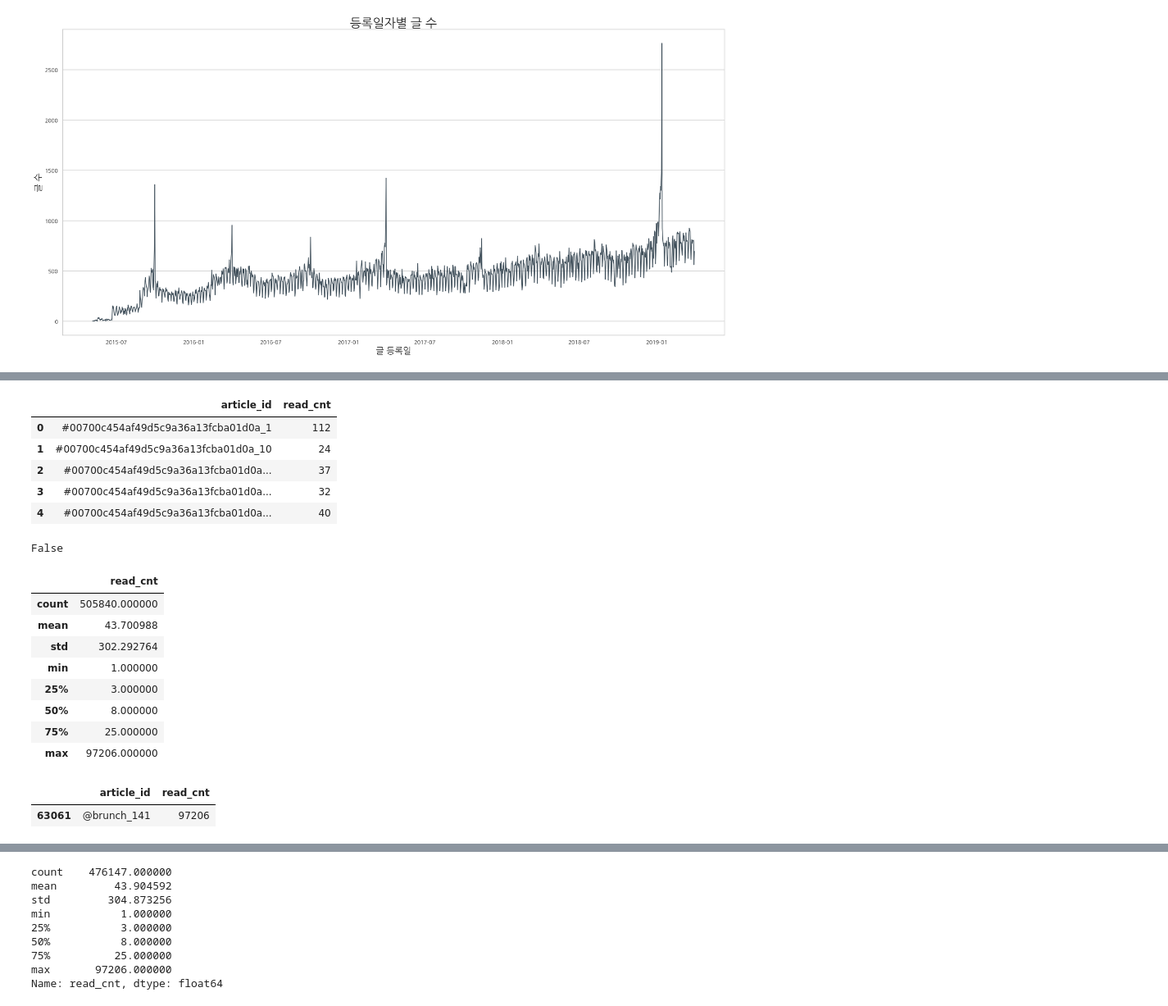
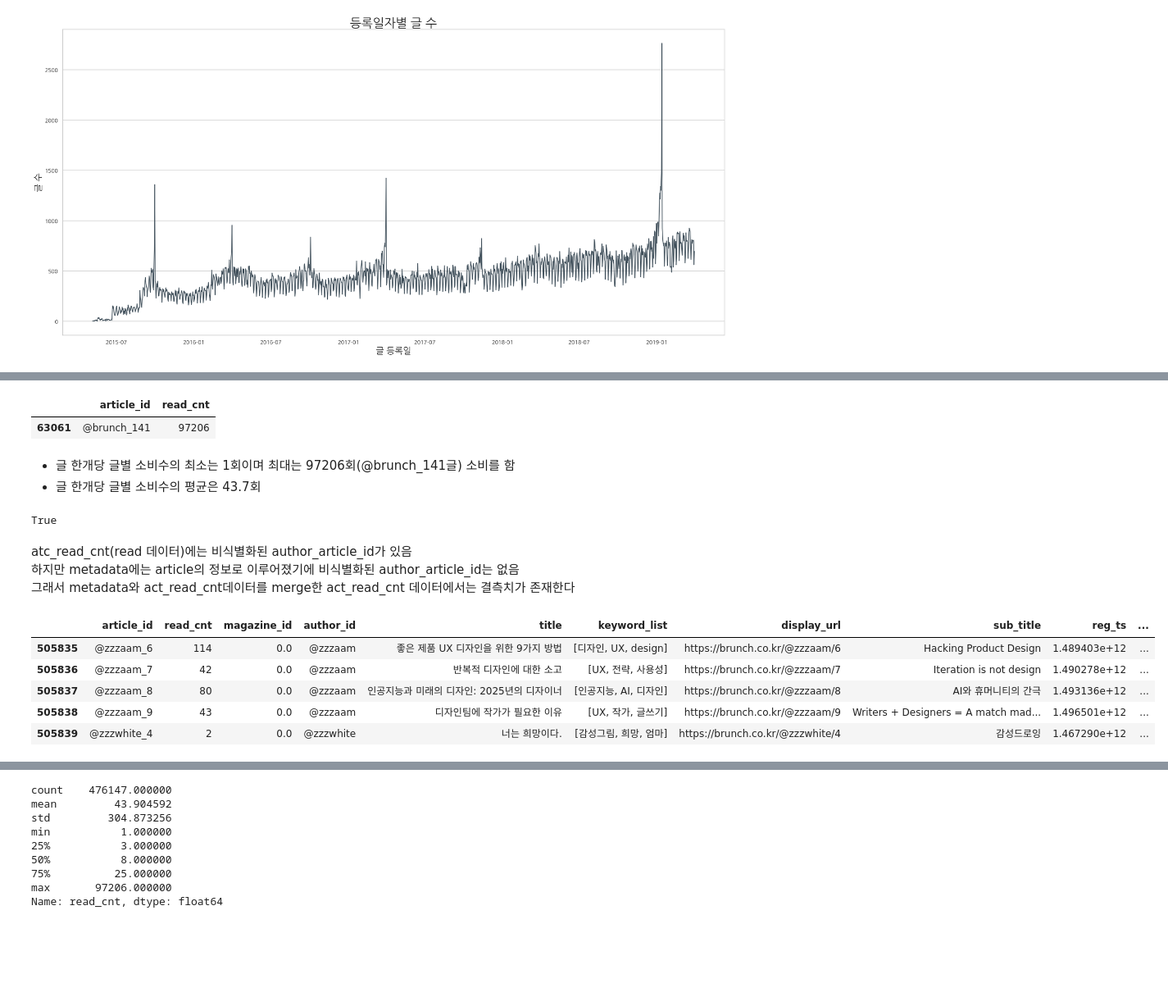
Before and after one commit to dss-14th/ml-repo-4, a Jupyter notebook: Eda.ipynb, the cells around one changed output, grey strips where cells are left out. Shown at 82% size. Drawn from its saved outputs; the diff is of its cells as text; code cells hidden in the pictures; blank space fills up the shorter version.

```diff
--- a/Eda.ipynb
+++ b/Eda.ipynb
@@ -98,10 +77,3 @@ False
-# %%
-# metadata 등록 일자 datetime으로 변환
-metadata["reg_datetime"] = metadata["reg_ts"].apply(lambda x: datetime.fromtimestamp(x/1000.0))
-metadata["reg_dt"] = metadata["reg_datetime"].dt.date
-
-# 매거진/개인 읽은 글 타입 지정
-metadata["type"] = metadata["magazine_id"].apply(lambda x: "개인" if x == 0.0 else "매거진")
 # %%
 metadata.head()
 # %% [output]
@@ -249,0 +205,4 @@ Unique 독자 수: 306222
+# %%
+atc["reg_datetime"] = atc["reg_ts"].apply(lambda x: datetime.fromtimestamp(x/1000.0))
+atc["reg_dt"] = atc["reg_datetime"].dt.date
+atc["type"] = atc["magazine_id"].apply(lambda x: "개인" if x == 0.0 else "매거진")
@@ -309,4 +242,4 @@ plt.show()
 # %%
-# 읽은 정보가 없는 readers_id 제외하고 글별 소비 수 DataFrame 생성
-atc_read_cnt = read[read.article_id != ""].groupby("article_id", as_index=False)["readers_id"].count()
+atc_read_cnt = read[read.article_id != ""].groupby(
+    "article_id", as_index=False)["readers_id"].count()
 atc_read_cnt.rename(columns={"readers_id": "read_cnt"}, inplace=True)
@@ -313,33 +263,29 @@ atc_read_cnt.rename(columns={"readers_id": "read_cnt"}, inplace=True)
+# %%
+atc_read_cnt[atc_read_cnt.read_cnt == 97206]
+# %% [output]
+|  | article_id | read_cnt |
+| 63061 | @brunch_141 | 97206 |
+# %% [markdown]
+- 글 한개당 글별 소비수의 최소는 1회이며 최대는 97206회(@brunch_141글) 소비를 함
+- 글 한개당 글별 소비수의 평균은 43.7회
+# %%
+# metadata 결합 (article_id 가 없는 아이들 제외하고 결합됨.)
+atc_read_cnt = pd.merge(atc_read_cnt, atc, how=left",
+                        left_on="article_id", right_on="article_id")
+# %%
+atc_read_cnt.isnull().values.any()
+# %% [output]
+True
+# %% [markdown]
+atc_read_cnt(read 데이터)에는 비식별화된 author_article_id가 있음 <br>
+하지만 metadata에는 article의 정보로 이루어졌기에 비식별화된 author_article_id는 없음 <br>
+그래서 metadata와 act_read_cnt데이터를 merge한 act_read_cnt 데이터에서는 결측치가 존재한다
 # %%
-atc_read_cnt.head()
+atc_read_cnt.tail()
 # %% [output]
-|  | article_id | read_cnt |
-| 0 | #00700c454af49d5c9a36a13fcba01d0a_1 | 112 |
-| 1 | #00700c454af49d5c9a36a13fcba01d0a_10 | 24 |
-| 2 | #00700c454af49d5c9a36a13fcba01d0a... | 37 |
-| 3 | #00700c454af49d5c9a36a13fcba01d0a... | 32 |
-| 4 | #00700c454af49d5c9a36a13fcba01d0a... | 40 |
+|  | article_id | read_cnt | magazine_id | author_id | title | keyword_list | display_url | sub_title | reg_ts | ... |
+| 505835 | @zzzaam_6 | 114 | 0.0 | @zzzaam | 좋은 제품 UX 디자인을 위한 9가지 방법 | [디자인, UX, design] | https://brunch.co.kr/@zzzaam/6 | Hacking Product Design | 1.489403e+12 | ... |
+| 505836 | @zzzaam_7 | 42 | 0.0 | @zzzaam | 반복적 디자인에 대한 소고 | [UX, 전략, 사용성] | https://brunch.co.kr/@zzzaam/7 | Iteration is not design | 1.490278e+12 | ... |
+| 505837 | @zzzaam_8 | 80 | 0.0 | @zzzaam | 인공지능과 미래의 디자인: 2025년의 디자이너 | [인공지능, AI, 디자인] | https://brunch.co.kr/@zzzaam/8 | AI와 휴머니티의 간극 | 1.493136e+12 | ... |
+| 505838 | @zzzaam_9 | 43 | 0.0 | @zzzaam | 디자인팀에 작가가 필요한 이유 | [UX, 작가, 글쓰기] | https://brunch.co.kr/@zzzaam/9 | Writers + Designers = A match mad... | 1.496501e+12 | ... |
+| 505839 | @zzzwhite_4 | 2 | 0.0 | @zzzwhite | 너는 희망이다. | [감성그림, 희망, 엄마] | https://brunch.co.kr/@zzzwhite/4 | 감성드로잉 | 1.467290e+12 | ... |
-# %%
-# 결측치 없음
-atc_read_cnt.isnull().values.any()
-# %% [output]
-False
-# %%
-# 총 글별 소비수 통계
-atc_read_cnt.describe()
-# %% [output]
-|  | read_cnt |
-| count | 505840.000000 |
-| mean | 43.700988 |
-| std | 302.292764 |
-| min | 1.000000 |
-| 25% | 3.000000 |
-| 50% | 8.000000 |
-| 75% | 25.000000 |
-| max | 97206.000000 |
-# %%
-# 제일 많이 읽힌 article_id 확인
-atc_read_cnt[atc_read_cnt.read_cnt == 97206]
-# %% [output]
-|  | article_id | read_cnt |
-| 63061 | @brunch_141 | 97206 |
```
Also changed, not shown: parts of 165 cells of this notebook, 14 other files.
